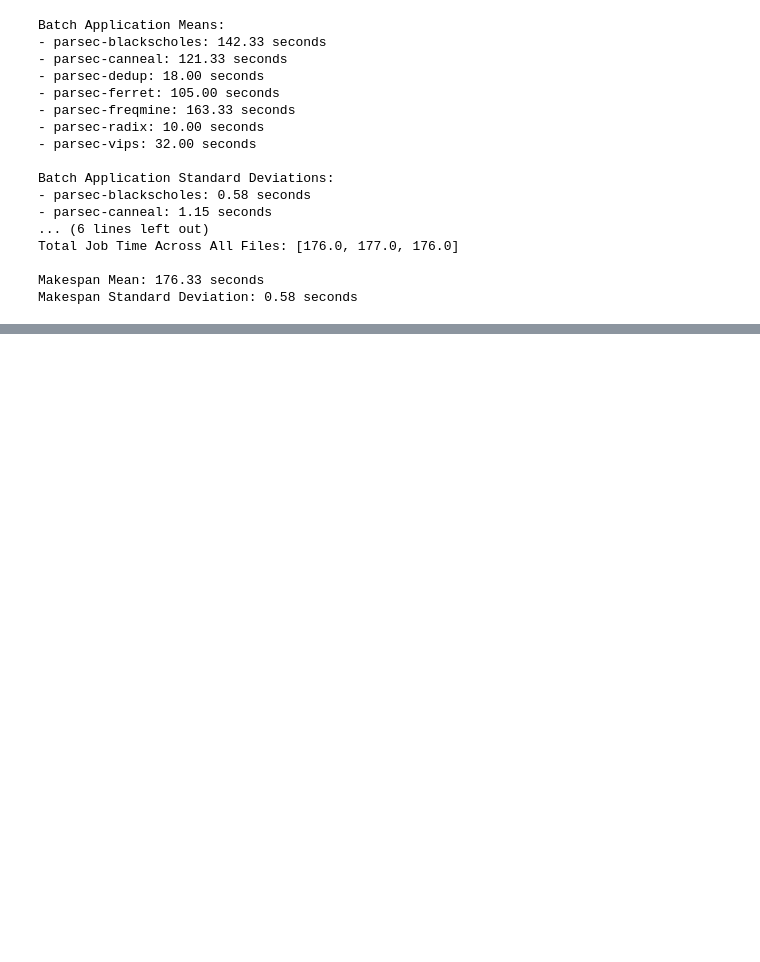
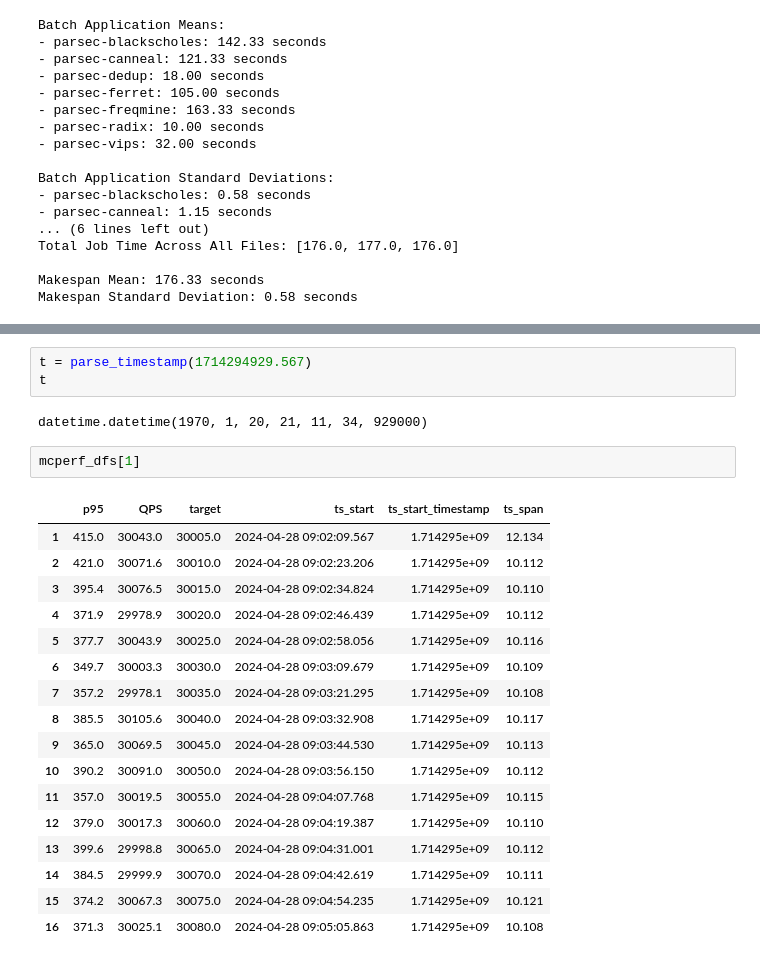
Before and after one commit to czanoli/ETH-Cloud-Computing-Architectures-2024, a Jupyter notebook: part3/plots.ipynb, the cells around one changed output, grey strips where cells are left out. Cells and saved outputs as stored; diff of their text form; blank space fills up the shorter version.

```diff
--- a/part3/plots.ipynb
+++ b/part3/plots.ipynb
@@ -250,4 +236,29 @@ Name: ts_start, dtype: datetime64[ns]
 Violation Ratios:  [0.0, 0.0, 0.0]
+# %%
+t = parse_timestamp(1714294929.567)
+t
+# %% [output]
+datetime.datetime(1970, 1, 20, 21, 11, 34, 929000)
+# %%
+mcperf_dfs[1]
+# %% [output]
+|  | p95 | QPS | target | ts_start | ts_start_timestamp | ts_span |
+| 1 | 415.0 | 30043.0 | 30005.0 | 2024-04-28 09:02:09.567 | 1.714295e+09 | 12.134 |
+| 2 | 421.0 | 30071.6 | 30010.0 | 2024-04-28 09:02:23.206 | 1.714295e+09 | 10.112 |
+| 3 | 395.4 | 30076.5 | 30015.0 | 2024-04-28 09:02:34.824 | 1.714295e+09 | 10.110 |
+| 4 | 371.9 | 29978.9 | 30020.0 | 2024-04-28 09:02:46.439 | 1.714295e+09 | 10.112 |
+| 5 | 377.7 | 30043.9 | 30025.0 | 2024-04-28 09:02:58.056 | 1.714295e+09 | 10.116 |
+| 6 | 349.7 | 30003.3 | 30030.0 | 2024-04-28 09:03:09.679 | 1.714295e+09 | 10.109 |
+| 7 | 357.2 | 29978.1 | 30035.0 | 2024-04-28 09:03:21.295 | 1.714295e+09 | 10.108 |
+| 8 | 385.5 | 30105.6 | 30040.0 | 2024-04-28 09:03:32.908 | 1.714295e+09 | 10.117 |
+| 9 | 365.0 | 30069.5 | 30045.0 | 2024-04-28 09:03:44.530 | 1.714295e+09 | 10.113 |
+| 10 | 390.2 | 30091.0 | 30050.0 | 2024-04-28 09:03:56.150 | 1.714295e+09 | 10.112 |
+| 11 | 357.0 | 30019.5 | 30055.0 | 2024-04-28 09:04:07.768 | 1.714295e+09 | 10.115 |
+| 12 | 379.0 | 30017.3 | 30060.0 | 2024-04-28 09:04:19.387 | 1.714295e+09 | 10.110 |
+| 13 | 399.6 | 29998.8 | 30065.0 | 2024-04-28 09:04:31.001 | 1.714295e+09 | 10.112 |
+| 14 | 384.5 | 29999.9 | 30070.0 | 2024-04-28 09:04:42.619 | 1.714295e+09 | 10.111 |
+| 15 | 374.2 | 30067.3 | 30075.0 | 2024-04-28 09:04:54.235 | 1.714295e+09 | 10.121 |
+| 16 | 371.3 | 30025.1 | 30080.0 | 2024-04-28 09:05:05.863 | 1.714295e+09 | 10.108 |
 # %%
 # Create plot 3a
 colors = {'canneal': '#CCCCAA', 'dedup': '#CCACCA', 'blackscholes': '#CCA000',
```
Also changed, not shown: parts of 3 cells of this notebook, 2 other files.
